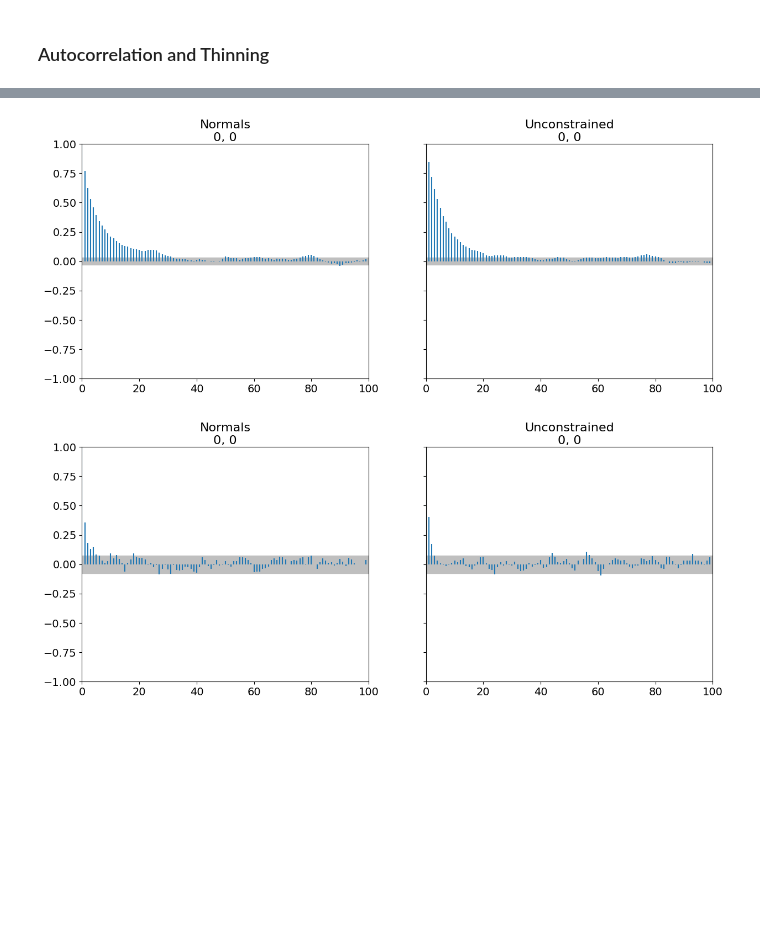
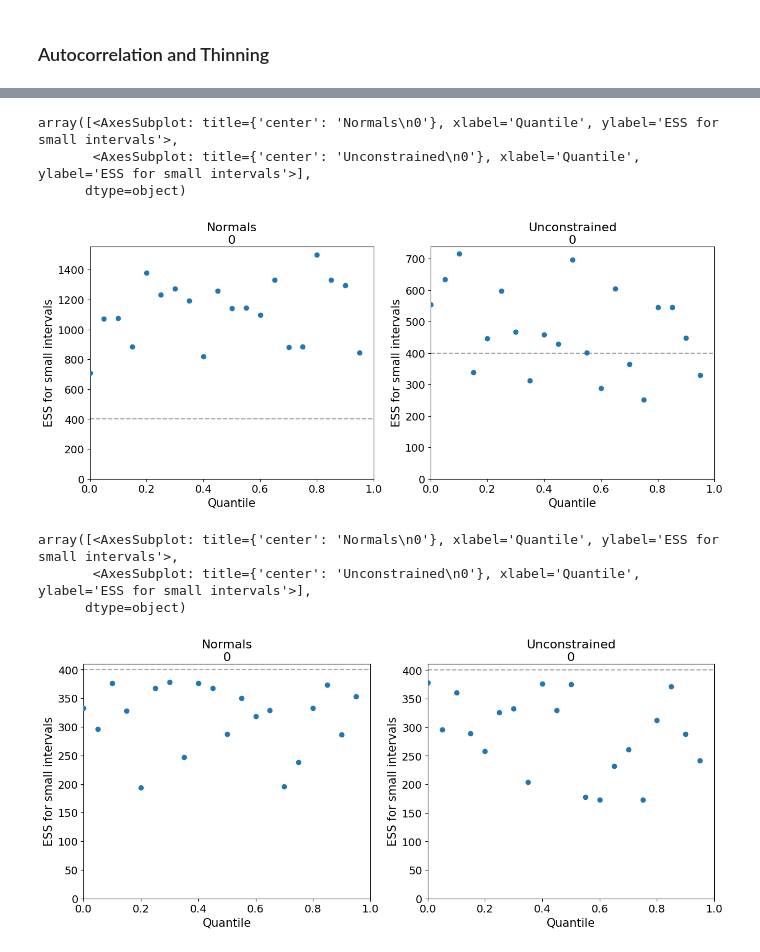
Before and after one commit to malin-horstmann/bayesian_pyhf, a Jupyter notebook: examples/SimpleModel.ipynb, the cells around one changed output, grey strips where cells are left out. Drawn from its saved outputs; the diff is of its cells as text; code cells hidden in the pictures; blank space fills up the shorter version.

```diff
--- a/examples/SimpleModel.ipynb
+++ b/examples/SimpleModel.ipynb
@@ -52,4 +52,4 @@ model.expected_actualdata([0., 2.])
 # %% [output]
 Array([70., 70., 70.], dtype=float64)
 # %%
-expData_op = one_line_inference.make_op(model)
+expData_op = make_op.make_op(model)
@@ -241,4 +239,4 @@ plt.show()
 # %% [markdown]
 ### Autocorrelation and Thinning
 # %%
-post_data, post_pred, prior_pred = one_line_inference.sampling(prepared_model, expData_op, draws=4000, chains=1, step_method='Metropolis', tune=1000 )
+post_data, post_pred, prior_pred = one_line_inference.sampling(prepared_model, draws=4000, chains=1, step_method='NUTS_with_jitter', tune=1000 )
@@ -252,6 +247,17 @@ az.plot_autocorr(post_data)
 az.plot_autocorr(thinned_posterior)
 
 plt.show()
-# %% [output]
-[figure, removed]
-[figure, removed]
+# %%
+az.plot_ess(post_data.posterior)
+# %% [output]
+array([<AxesSubplot: title={'center': 'Normals\n0'}, xlabel='Quantile', ylabel='ESS for small intervals'>,
+       <AxesSubplot: title={'center': 'Unconstrained\n0'}, xlabel='Quantile', ylabel='ESS for small intervals'>],
+      dtype=object)
+[figure, added]
+# %%
+az.plot_ess(post_data.posterior.thin(12))
+# %% [output]
+array([<AxesSubplot: title={'center': 'Normals\n0'}, xlabel='Quantile', ylabel='ESS for small intervals'>,
+       <AxesSubplot: title={'center': 'Unconstrained\n0'}, xlabel='Quantile', ylabel='ESS for small intervals'>],
+      dtype=object)
+[figure, added]
```
Also changed, not shown: parts of 5 cells of this notebook, 2 other files.
